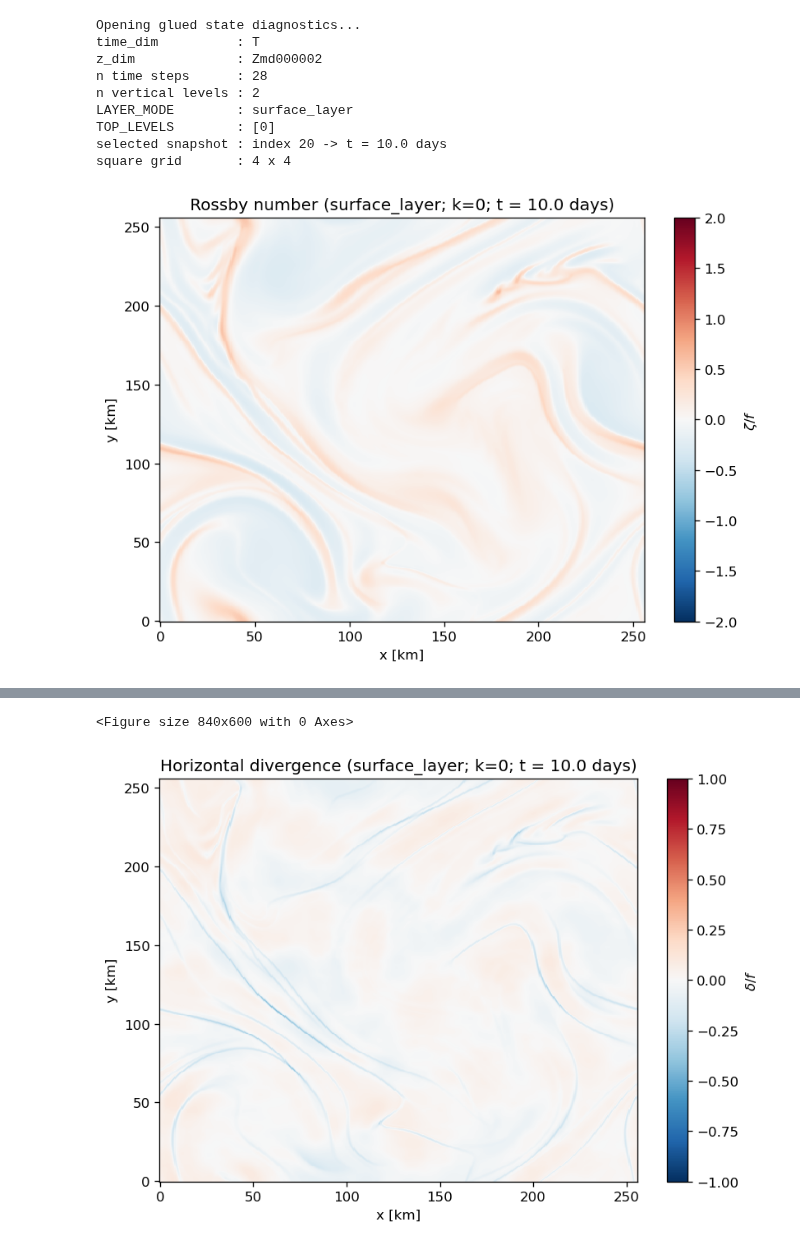
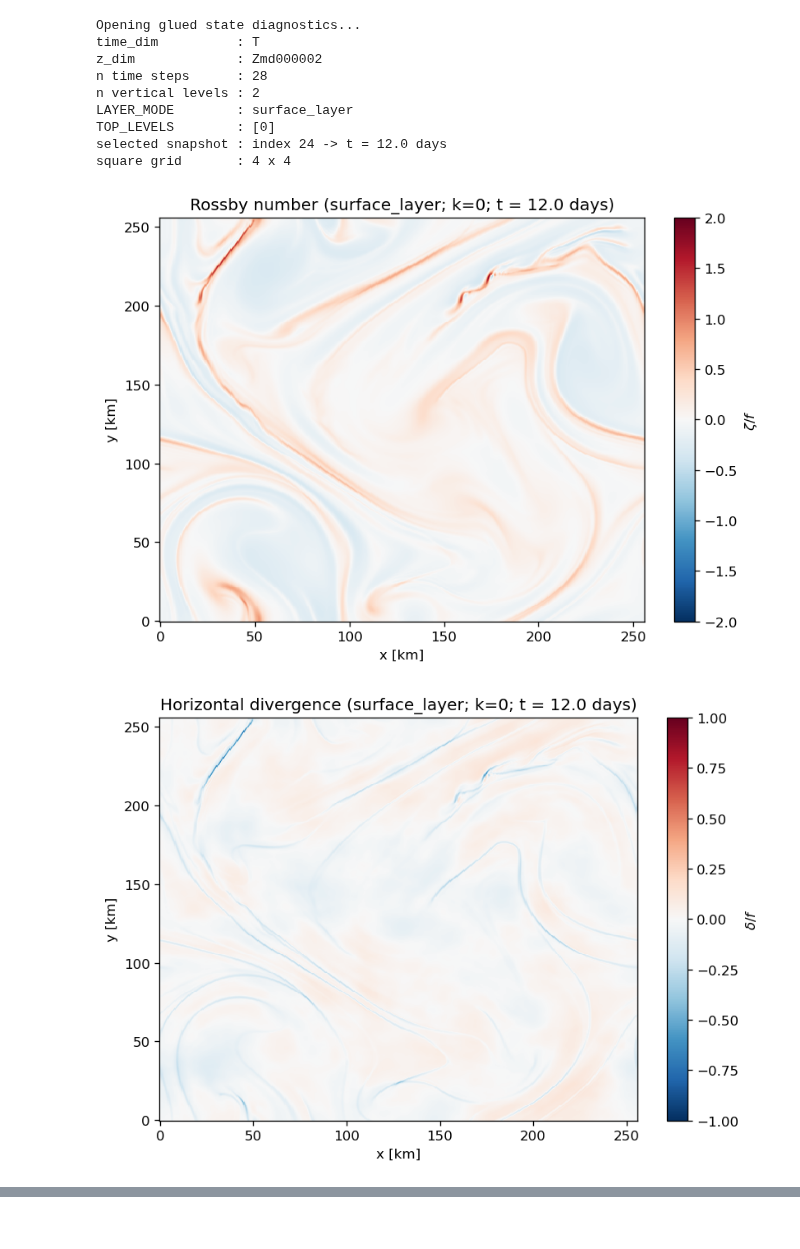
Before and after one commit to Jelle-Gortemaker/Thesis, a Jupyter notebook: z.flow_postprocessing/notebooks/analysis.ipynb, the cells around one changed output, grey strips where cells are left out. Cells and saved outputs as stored; diff of their text form; code cells hidden in the pictures.

```diff
--- a/z.flow_postprocessing/notebooks/analysis.ipynb
+++ b/z.flow_postprocessing/notebooks/analysis.ipynb
@@ -13,25 +13,25 @@ from matplotlib.patches import Rectangle
 # %%
 NB_DIR = Path.cwd()
 
-DATA_FILE = (NB_DIR / "../data/input/state_diag.0000000000.glob.nc").resolve()
+DATA_FILE = (NB_DIR / "../data/input/run_boyd_leith_diff_low_diags.nc").resolve()
 UTILS_PATH = (NB_DIR / "../scripts").resolve()
 MODULE_NAME = "shcherbina_utils"
 
-OUT_DIR = (NB_DIR / "../results/run_boyd_smag_high_diff_low_diags").resolve()
+OUT_DIR = (NB_DIR / "../results/run_boyd_leith_diff_low_diags").resolve()
 OUT_DIR.mkdir(parents=True, exist_ok=True)
 
 if not DATA_FILE.exists():
     raise FileNotFoundError(f"Could not find glued state file at:\n{DATA_FILE}")
 
 # save toggle
-SAVE = True
+SAVE = False
 
 DX = 500.0
 DY = 500.0
 F0 = 8.0e-5
 
 # ---- choose only this timestep ----
-SELECTED_TIME_INDEX = 20
+SELECTED_TIME_INDEX = 24
 DAY_PER_INDEX = 0.5
 
 # ---- choose layer mode ----
@@ -355,6 +355,7 @@ plot_map(
     dx=DX,
     dy=DY
 )
+
 fig = plt.gcf()
 savefig_if_needed(fig, f"rossby_map_{LAYER_MODE}_t{plot_time_index:04d}")
 plt.show()
@@ -372,6 +373,7 @@ plot_map(
     dx=DX,
     dy=DY
 )
+
 fig = plt.gcf()
 savefig_if_needed(fig, f"divergence_map_{LAYER_MODE}_t{plot_time_index:04d}")
 plt.show()
@@ -577,32 +579,33 @@ savefig_if_needed(fig, f"pro_per_square_timeseries_{LAYER_MODE}_{N_SQUARES_X}x{N
 plt.show()
 
 # ------------------------------------------------------------
 # OPTIONAL SAVE TABLES
 # ------------------------------------------------------------
 if SAVE:
     square_csv = OUT_DIR / f"pro_per_square_{LAYER_MODE}_{N_SQUARES_X}x{N_SQUARES_Y}.csv"
     square_metrics_df.to_csv(square_csv, index=False)
     print("Saved:", square_csv)
 
 # ------------------------------------------------------------
 # NOTEBOOK VARIABLES
 # ------------------------------------------------------------
 print("\nNotebook variables now available:")
 print("  ds")
 print("  ro, div_f, strain_f")
 print("  H_vs, H_vs_log")
 print("  H_vd, H_vd_log")
 print("  squares")
 print("  square_metrics_df")
 print("  square_pro_wide")
 # %% [output]
 Opening glued state diagnostics...
 time_dim          : T
 z_dim             : Zmd000002
 n time steps      : 28
 n vertical levels : 2
 LAYER_MODE        : surface_layer
 TOP_LEVELS        : [0]
-selected snapshot : index 20 -> t = 10.0 days
+selected snapshot : index 24 -> t = 12.0 days
 square grid       : 4 x 4
-[figure, old version]
+[figure, new version]
+[figure, new version]
@@ -610,2 +624,0 @@ Saved: C:\Users\Jelle Gortemaker\Documents\Thesis\z.flow_postprocessing\results\
-<Figure size 840x600 with 0 Axes>
-[figure, old version]
```
Also changed, not shown: parts of 1 cell of this notebook, 46 other files.
